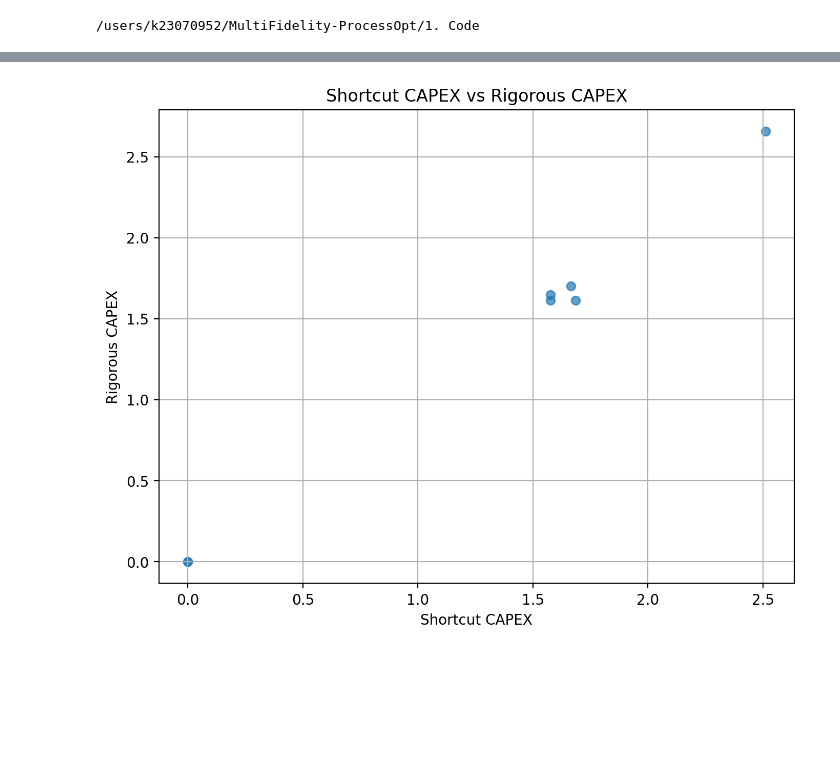
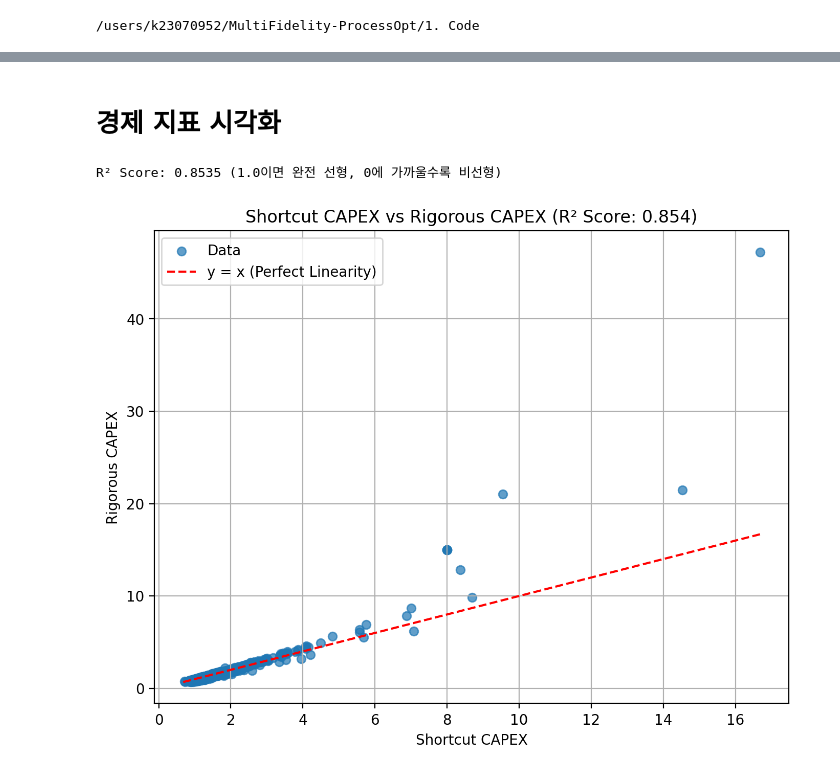
Before and after one commit to jaewook-lee4014/MultiFidelity-ProcessOpt, a Jupyter notebook: 1. Code/RandomSearch_Visualisation.ipynb, the cells around one changed output, grey strips where cells are left out. Drawn from its saved outputs; the diff is of its cells as text; code cells hidden in the pictures; blank space fills up the shorter version.

Commit message:
shortcut update

```diff
--- a/1. Code/RandomSearch_Visualisation.ipynb
+++ b/1. Code/RandomSearch_Visualisation.ipynb
@@ -155,0 +185,18 @@ Error: 'MESHDistillation' object has no attribute '_inlet_cost'
+# %%
+import matplotlib.pyplot as plt
+import pandas as pd
+columns = [
+    'Stages', '_Lr1', '_Hr1',
+    '_Lr2', '_Hr2', '_T_hex',
+    '_Lr3', '_Hr3',
+    'Shortcut_CAPEX', 'Shortcut_OPEX', 'Shortcut_AceticAcidWt',
+    'Shortcut_BoilupRatio', 'Shortcut_SplitRatio',
+    'Shortcut_NumberStages', 'Shortcut_FeedStage',
+    'Rigorous_CAPEX', 'Rigorous_OPEX', 'Rigorous_AceticAcidWt'
+]
+
+
+# Create dataframe
+results=pd.read_csv('/users/k23070952/MultiFidelity-ProcessOpt/1. Code/results.csv')
+results_df = pd.DataFrame(results.values, columns=columns)
+results_df
@@ -156,16 +257,43 @@ Error: 'MESHDistillation' object has no attribute '_inlet_cost'
+# %% [markdown]
+# 경제 지표 시각화
 # %%
 import matplotlib.pyplot as plt
+import numpy as np
+from sklearn.linear_model import LinearRegression
+from sklearn.metrics import r2_score
 
-# Filter out invalid or NaN results
+# Filter out invalid or NaN results for CAPEX
 valid_results = results_df.dropna(subset=['Shortcut_CAPEX', 'Rigorous_CAPEX'])
+valid_results = valid_results[(valid_results['Shortcut_CAPEX'] > 0) & (valid_results['Rigorous_CAPEX'] > 0)]
 
-# Plotting Shortcut_CAPEX vs Rigorous_CAPEX
+# Scatter plot for CAPEX
 plt.figure(figsize=(8, 6))
-plt.scatter(valid_results['Shortcut_CAPEX'], valid_results['Rigorous_CAPEX'], alpha=0.7)
+plt.scatter(valid_results['Shortcut_CAPEX'], valid_results['Rigorous_CAPEX'], alpha=0.7, label="Data")
+
+# Add y = x reference line (Perfect linearity)
+min_val = min(valid_results['Shortcut_CAPEX'].min(), valid_results['Rigorous_CAPEX'].min())
+max_val = min(valid_results['Shortcut_CAPEX'].max(), valid_results['Rigorous_CAPEX'].max())
+plt.plot([min_val, max_val], [min_val, max_val], 'r--', label="y = x (Perfect Linearity)")
+
+
+
+# Calculate R² score to check linearity
+X = valid_results[['Shortcut_CAPEX']].values
+y = valid_results['Rigorous_CAPEX'].values
+
+model = LinearRegression()
+model.fit(X, y)
+y_pred = model.predict(X)
+r2 = r2_score(y, y_pred)
+
+print(f"R² Score: {r2:.4f} (1.0이면 완전 선형, 0에 가까울수록 비선형)")
+
 plt.xlabel('Shortcut CAPEX')
 plt.ylabel('Rigorous CAPEX')
-plt.title('Shortcut CAPEX vs Rigorous CAPEX')
+plt.title(f'Shortcut CAPEX vs Rigorous CAPEX (R² Score: {r2:.3f})')
+plt.legend()
 plt.grid(True)
 plt.show()
 # %% [output]
+R² Score: 0.8535 (1.0이면 완전 선형, 0에 가까울수록 비선형)
-[figure, old version]
+[figure, new version]
```
Also changed, not shown: parts of 9 cells of this notebook, 7 other files.
